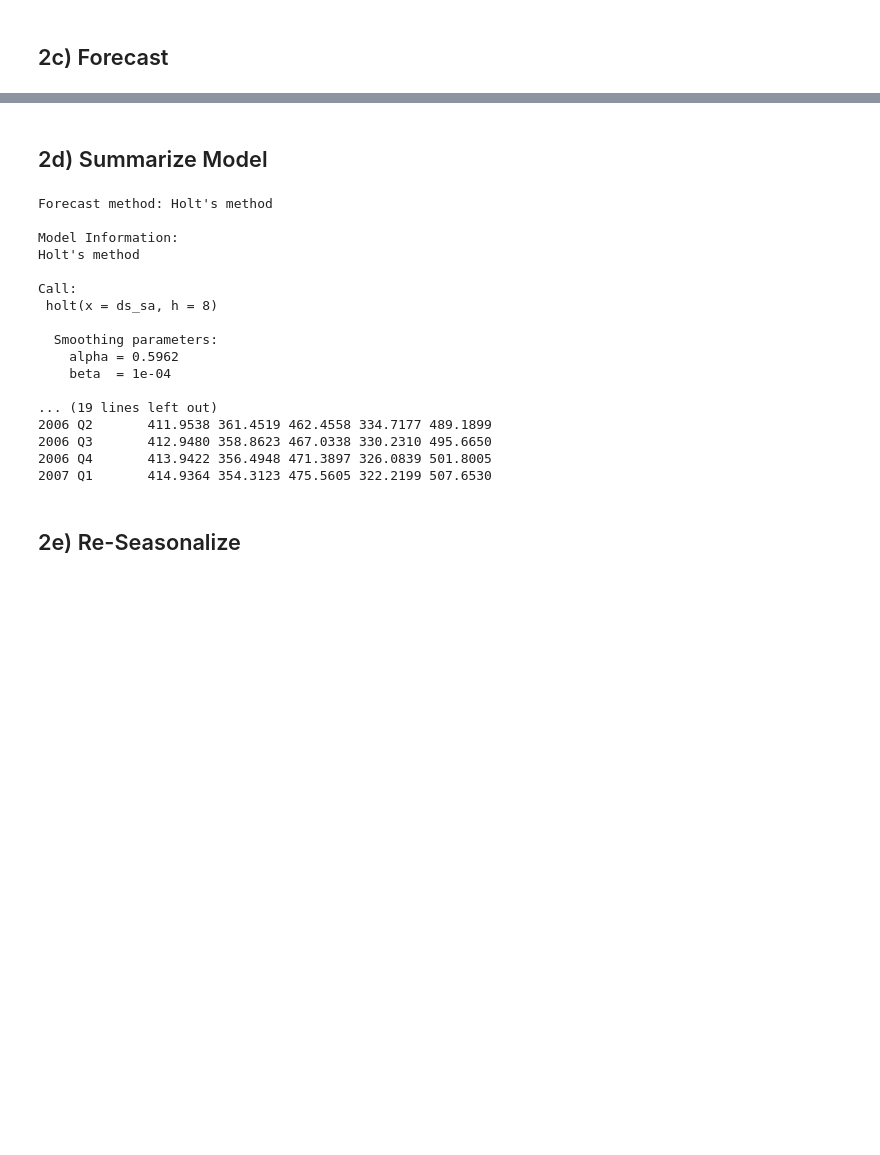
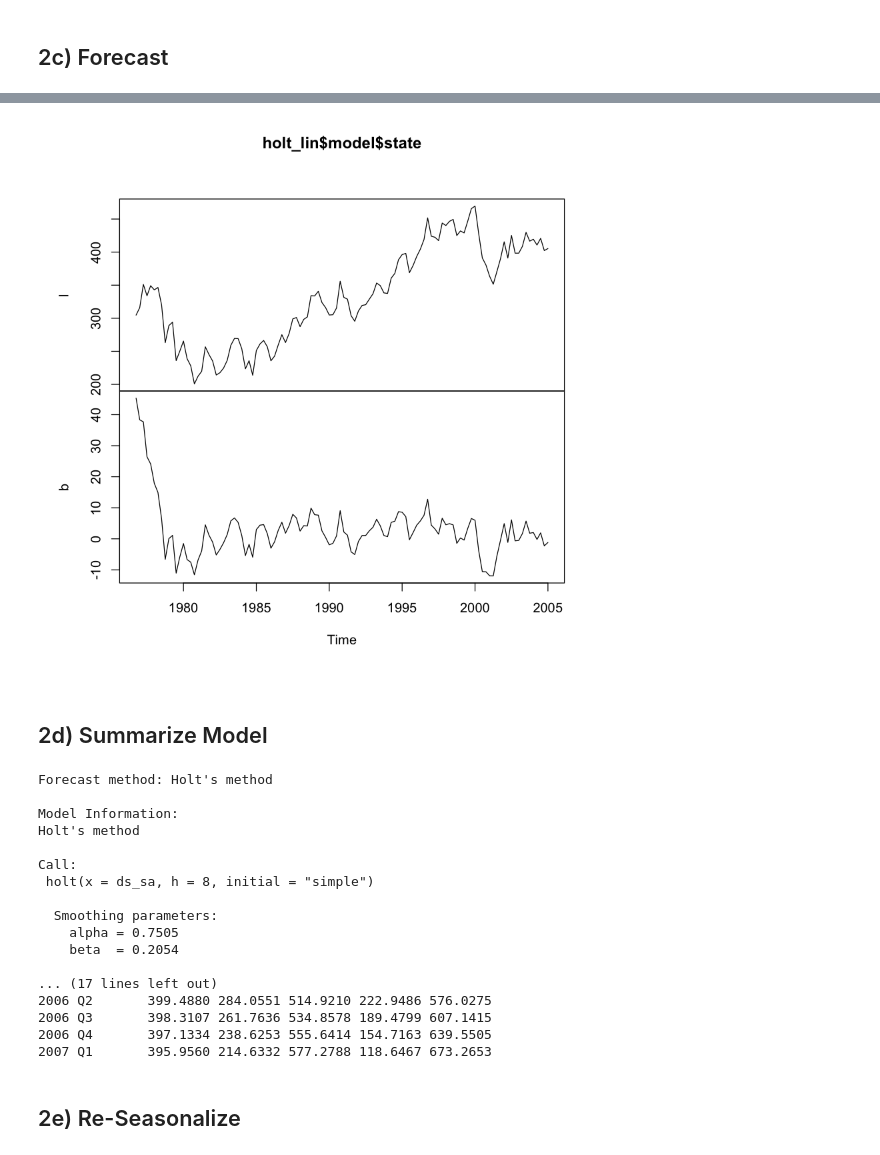
Before and after one commit to kofoide/forecasting, a Jupyter notebook: Week4/Assignment/Question2.ipynb, the cells around one changed output, grey strips where cells are left out. Drawn from its saved outputs; the diff is of its cells as text; code cells hidden in the pictures; blank space fills up the shorter version.

```diff
--- a/Week4/Assignment/Question2.ipynb
+++ b/Week4/Assignment/Question2.ipynb
@@ -89,7 +89,11 @@ legend("topleft"
+# %%
+plot(holt_lin$model$state)
+# %% [output]
+[figure, added]
 # %% [markdown]
 ## 2d) Summarize Model
 # %%
-summary(holt)
+summary(holt_lin)
 # %% [output]
 Forecast method: Holt's method
 
@@ -97,17 +101,17 @@ Model Information:
 Holt's method
 
 Call:
- holt(x = ds_sa, h = 8)
+ holt(x = ds_sa, h = 8, initial = "simple")
 
   Smoothing parameters:
-    alpha = 0.5962
-    beta  = 1e-04
+    alpha = 0.7505
+    beta  = 0.2054
 
-... (19 lines left out)
-2006 Q2       411.9538 361.4519 462.4558 334.7177 489.1899
-2006 Q3       412.9480 358.8623 467.0338 330.2310 495.6650
-2006 Q4       413.9422 356.4948 471.3897 326.0839 501.8005
-2007 Q1       414.9364 354.3123 475.5605 322.2199 507.6530
+... (17 lines left out)
+2006 Q2       399.4880 284.0551 514.9210 222.9486 576.0275
+2006 Q3       398.3107 261.7636 534.8578 189.4799 607.1415
+2006 Q4       397.1334 238.6253 555.6414 154.7163 639.5505
+2007 Q1       395.9560 214.6332 577.2788 118.6467 673.2653
 # %% [markdown]
 ## 2e) Re-Seasonalize
 # %%
```
Also changed, not shown: parts of 14 cells of this notebook, 4 other files.
